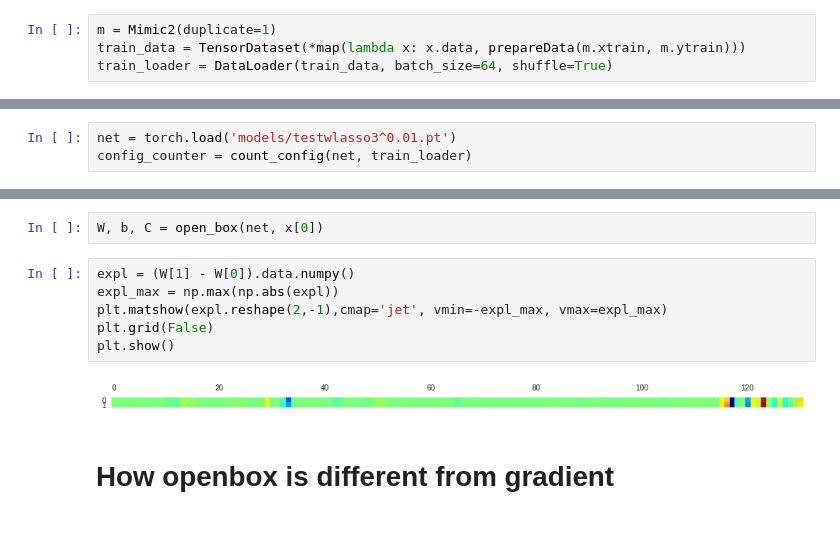
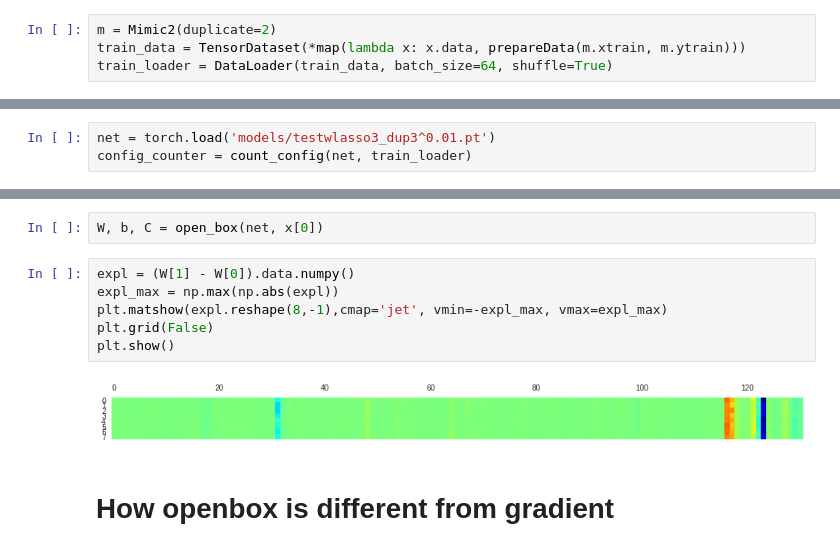
Before and after one commit to nathanwang000/OpenboxEYE, a Jupyter notebook: Eval.ipynb, the cells around one changed output, grey strips where cells are left out. Cells and saved outputs as stored; diff of their text form.

Commit message:
make duplicate exp noisy

```diff
--- a/Eval.ipynb
+++ b/Eval.ipynb
@@ -48,6 +57,6 @@ plt.show()
 # %% [markdown]
 # find out how many classifiers (LLC) are there
 # %%
-m = Mimic2(duplicate=1)
+m = Mimic2(duplicate=2)
 train_data = TensorDataset(*map(lambda x: x.data, prepareData(m.xtrain, m.ytrain)))
 train_loader = DataLoader(train_data, batch_size=64, shuffle=True)
@@ -54,5 +73,5 @@ train_loader = DataLoader(train_data, batch_size=64, shuffle=True)
 # %%
-net = torch.load('models/testwlasso3^0.01.pt')
+net = torch.load('models/testwlasso3_dup3^0.01.pt')
 config_counter = count_config(net, train_loader)
 # %%
 sorted_configs = sorted(map(lambda x: (x[0], sum(x[1].values()), x[1][0], x[1][1]),
@@ -98,11 +117,11 @@ W, b, C = open_box(net, x[0])
 # %%
 expl = (W[1] - W[0]).data.numpy()
 expl_max = np.max(np.abs(expl))
-plt.matshow(expl.reshape(2,-1),cmap='jet', vmin=-expl_max, vmax=expl_max)
+plt.matshow(expl.reshape(8,-1),cmap='jet', vmin=-expl_max, vmax=expl_max)
 plt.grid(False)
 plt.show()
 # %% [output]
-[figure, old version]
+[figure, new version]
 # %% [markdown]
 # How openbox is different from gradient
 # %%
```
Also changed, not shown: parts of 6 cells of this notebook, 2 other files.
